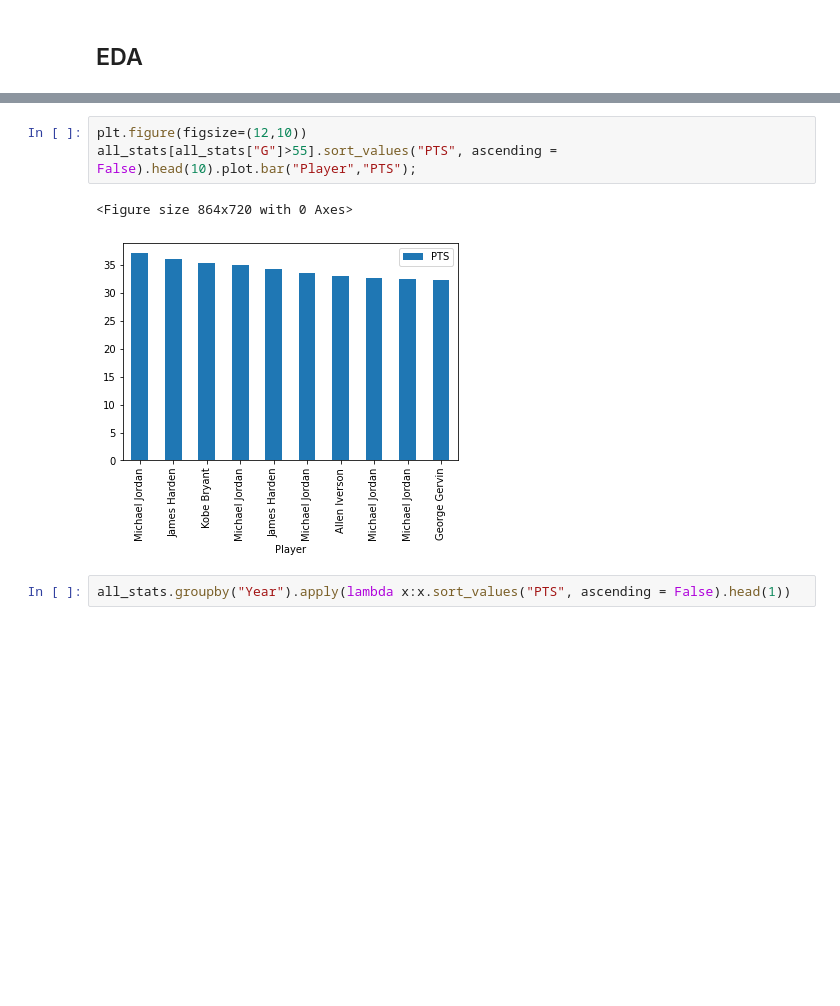
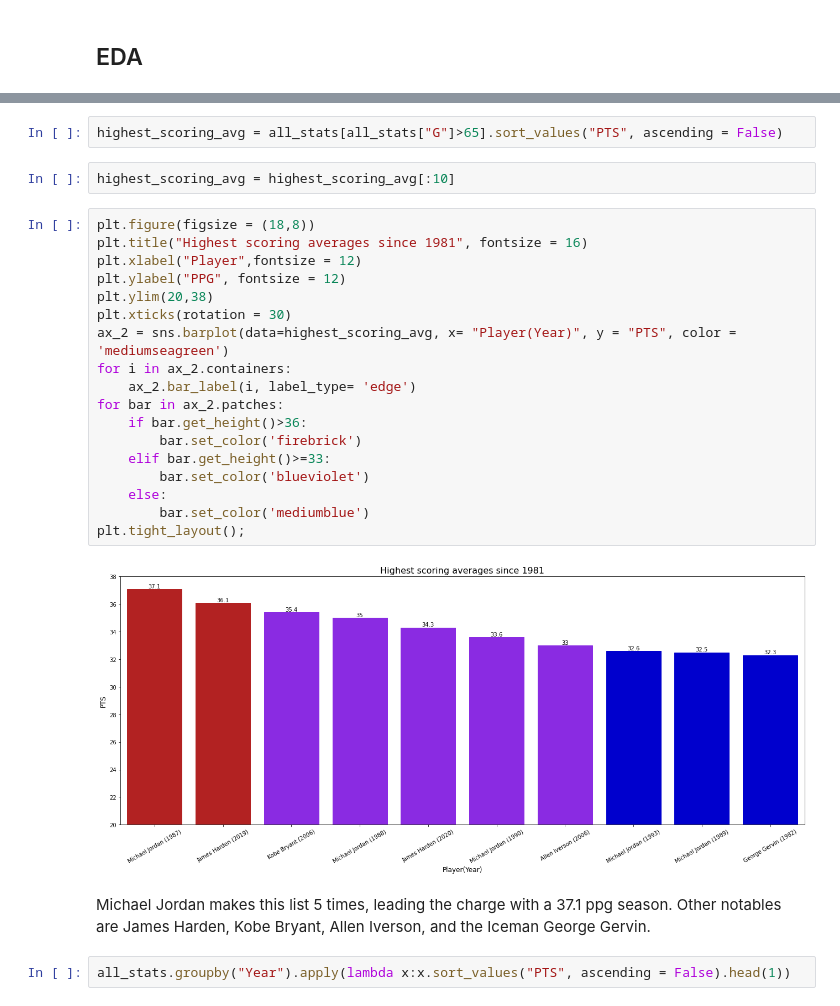
Before and after one commit to dcast822/NBA_analysis, a Jupyter notebook: 02_data_cleaning.ipynb, the cells around one changed output, grey strips where cells are left out. Drawn from its saved outputs; the diff is of its cells as text; blank space fills up the shorter version.

```diff
--- a/02_data_cleaning.ipynb
+++ b/02_data_cleaning.ipynb
@@ -491,9 +570,29 @@ all_stats[all_stats["G"]>55].sort_values("PTS", ascending = False).head(10)
 # %%
-plt.figure(figsize=(12,10))
-all_stats[all_stats["G"]>55].sort_values("PTS", ascending = False).head(10).plot.bar("Player","PTS");
+highest_scoring_avg = all_stats[all_stats["G"]>65].sort_values("PTS", ascending = False)
-# %% [output]
-<Figure size 864x720 with 0 Axes>
-[figure, removed]
+# %%
+highest_scoring_avg = highest_scoring_avg[:10]
+# %%
+plt.figure(figsize = (18,8))
+plt.title("Highest scoring averages since 1981", fontsize = 16)
+plt.xlabel("Player",fontsize = 12)
+plt.ylabel("PPG", fontsize = 12)
+plt.ylim(20,38)
+plt.xticks(rotation = 30)
+ax_2 = sns.barplot(data=highest_scoring_avg, x= "Player(Year)", y = "PTS", color = 'mediumseagreen')
+for i in ax_2.containers:
+    ax_2.bar_label(i, label_type= 'edge')
+for bar in ax_2.patches:
+    if bar.get_height()>36:
+        bar.set_color('firebrick')
+    elif bar.get_height()>=33:
+        bar.set_color('blueviolet')
+    else:
+        bar.set_color('mediumblue')
+plt.tight_layout();
+# %% [output]
+[figure, added]
+# %% [markdown]
+Michael Jordan makes this list 5 times, leading the charge with a 37.1 ppg season.  Other notables are James Harden, Kobe Bryant, Allen Iverson, and the Iceman George Gervin.
 # %%
 all_stats.groupby("Year").apply(lambda x:x.sort_values("PTS", ascending = False).head(1))
 # %% [output]
```
Also changed, not shown: parts of 18 cells of this notebook, 2 other files.
